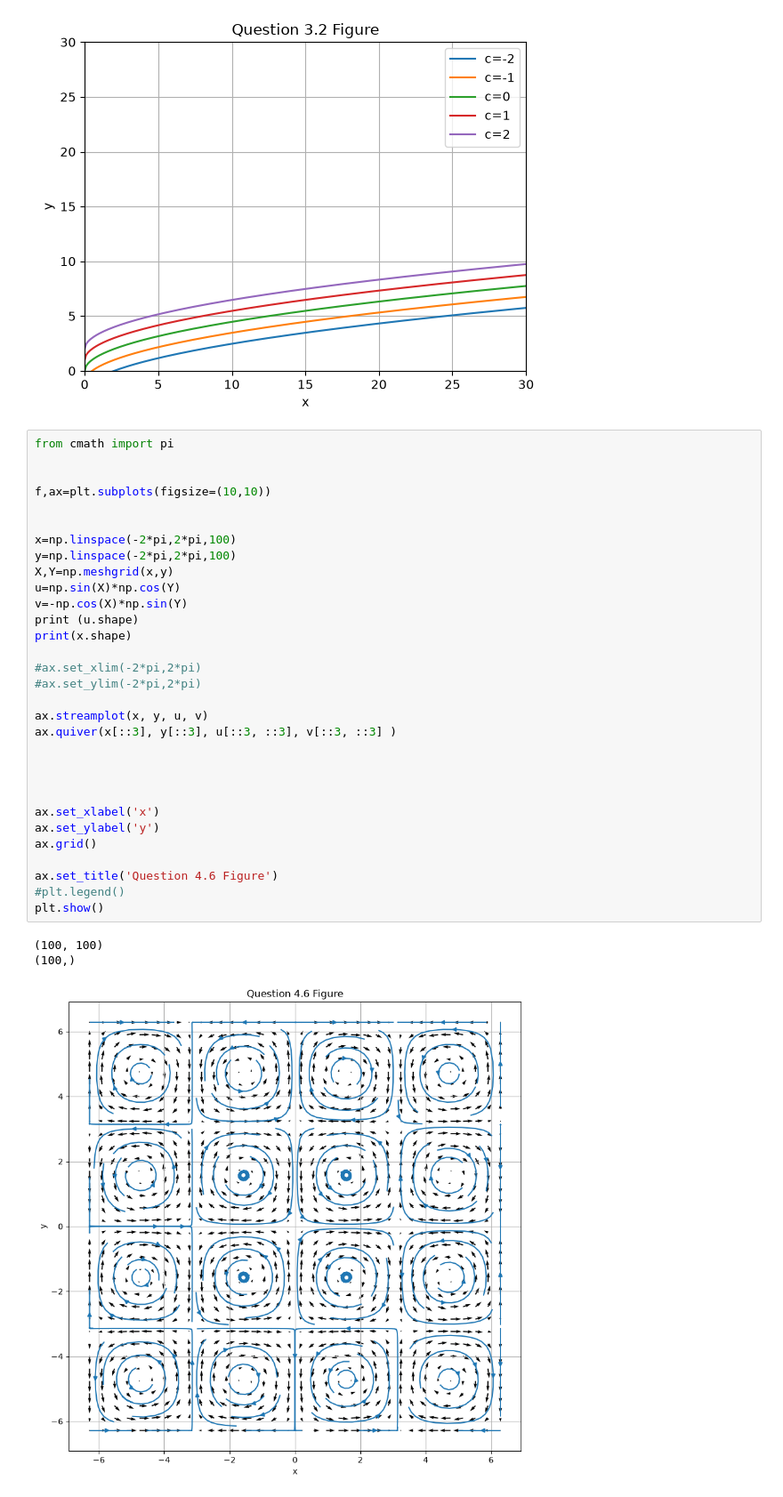
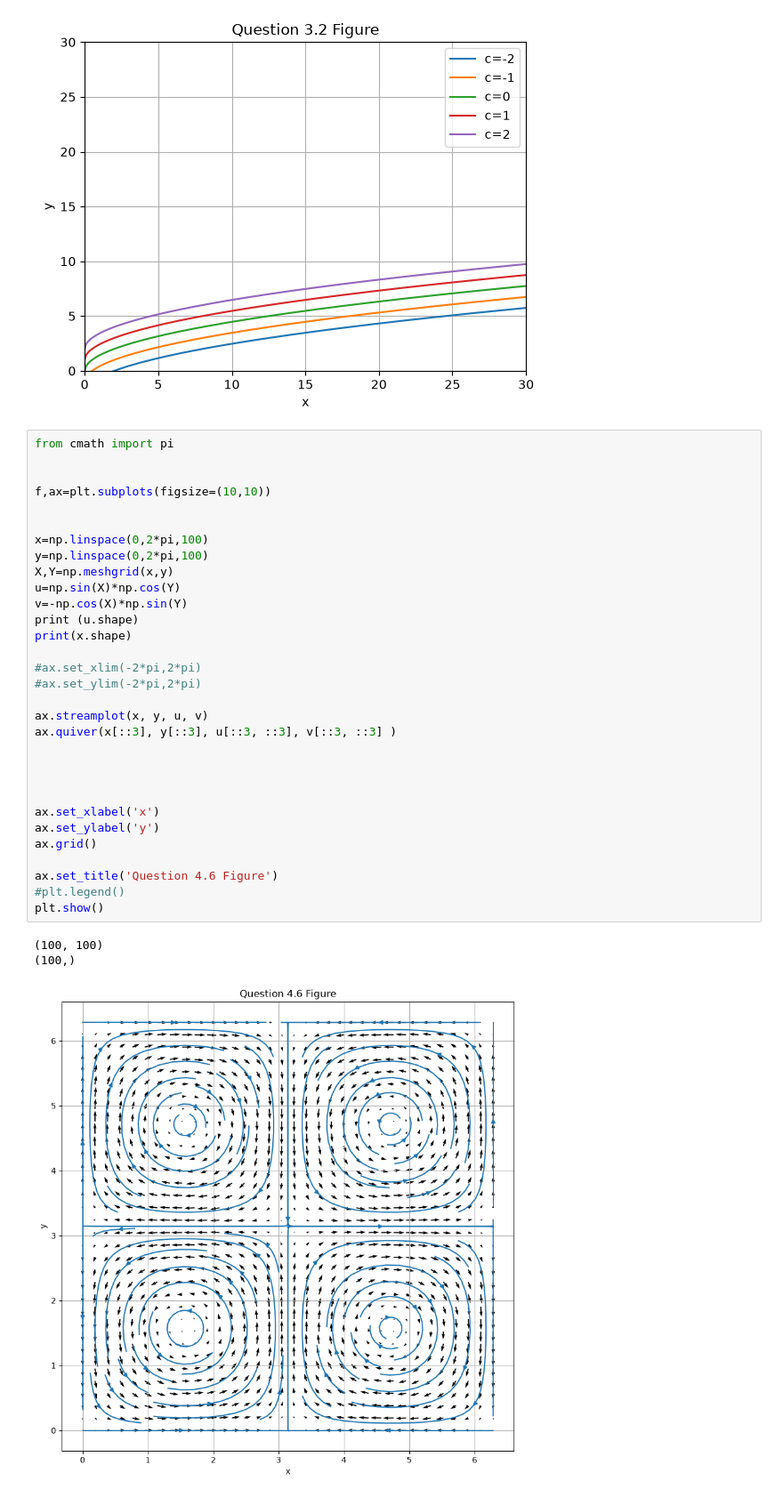
Before and after one commit to wxks/metr5113, a Jupyter notebook: hw_5.ipynb, the cells around one changed output. Shown at 89% size. Saved outputs shown, nothing was run; the diff lists cells and outputs as text.

```diff
--- a/hw_5.ipynb
+++ b/hw_5.ipynb
@@ -31,33 +31,33 @@ from cmath import pi
 
 
 f,ax=plt.subplots(figsize=(10,10))
 
 
-x=np.linspace(-2*pi,2*pi,100)
-y=np.linspace(-2*pi,2*pi,100)
+x=np.linspace(0,2*pi,100)
+y=np.linspace(0,2*pi,100)
 X,Y=np.meshgrid(x,y)
 u=np.sin(X)*np.cos(Y)
 v=-np.cos(X)*np.sin(Y)
 print (u.shape)
 print(x.shape)
 
 #ax.set_xlim(-2*pi,2*pi)
 #ax.set_ylim(-2*pi,2*pi)
 
 ax.streamplot(x, y, u, v)
 ax.quiver(x[::3], y[::3], u[::3, ::3], v[::3, ::3] )
 
 
 
 
 ax.set_xlabel('x')
 ax.set_ylabel('y')
 ax.grid()
 
 ax.set_title('Question 4.6 Figure')
 #plt.legend()
 plt.show()
 # %% [output]
 (100, 100)
 (100,)
-[figure, old version]
+[figure, new version]
```
